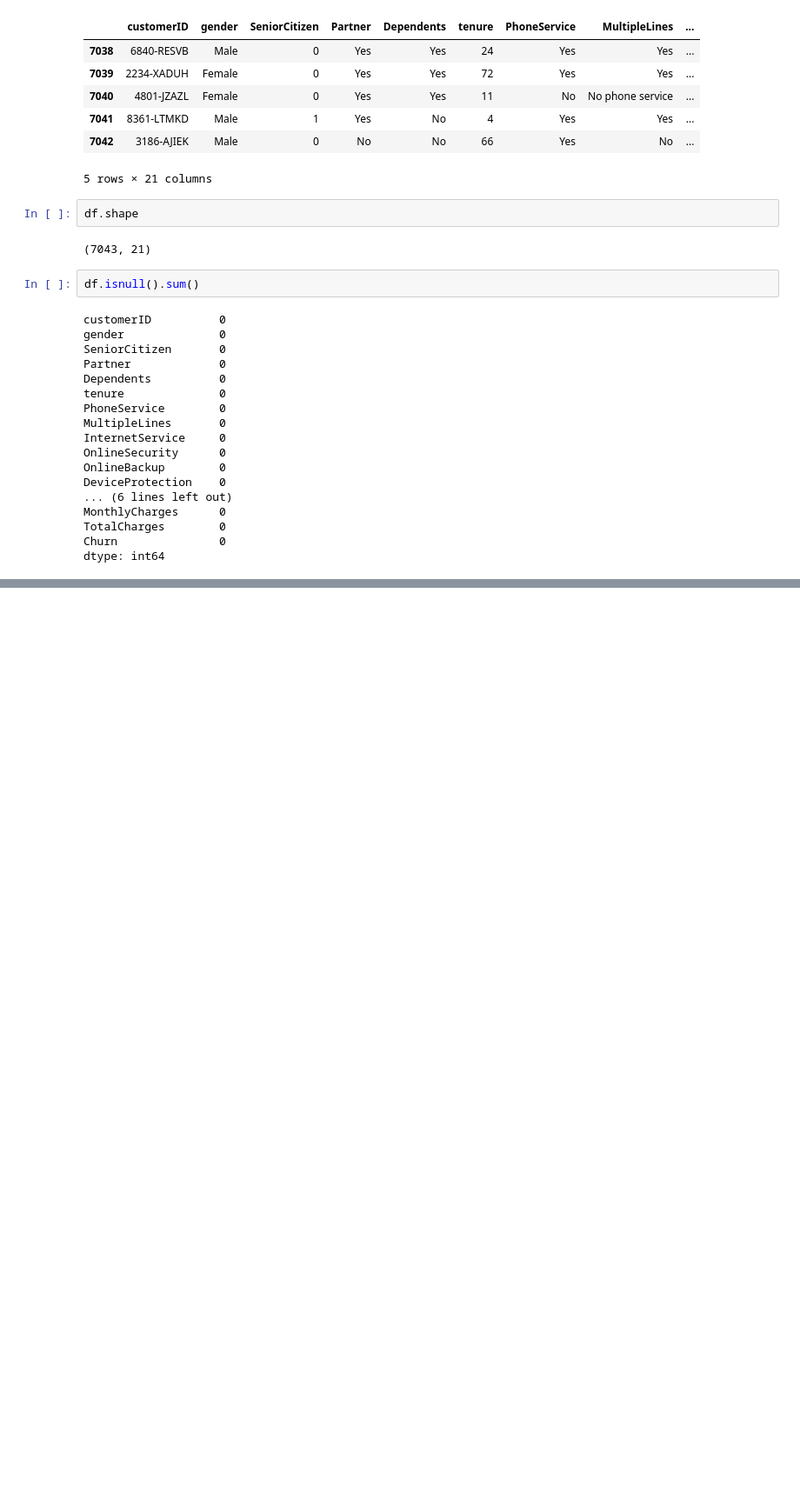
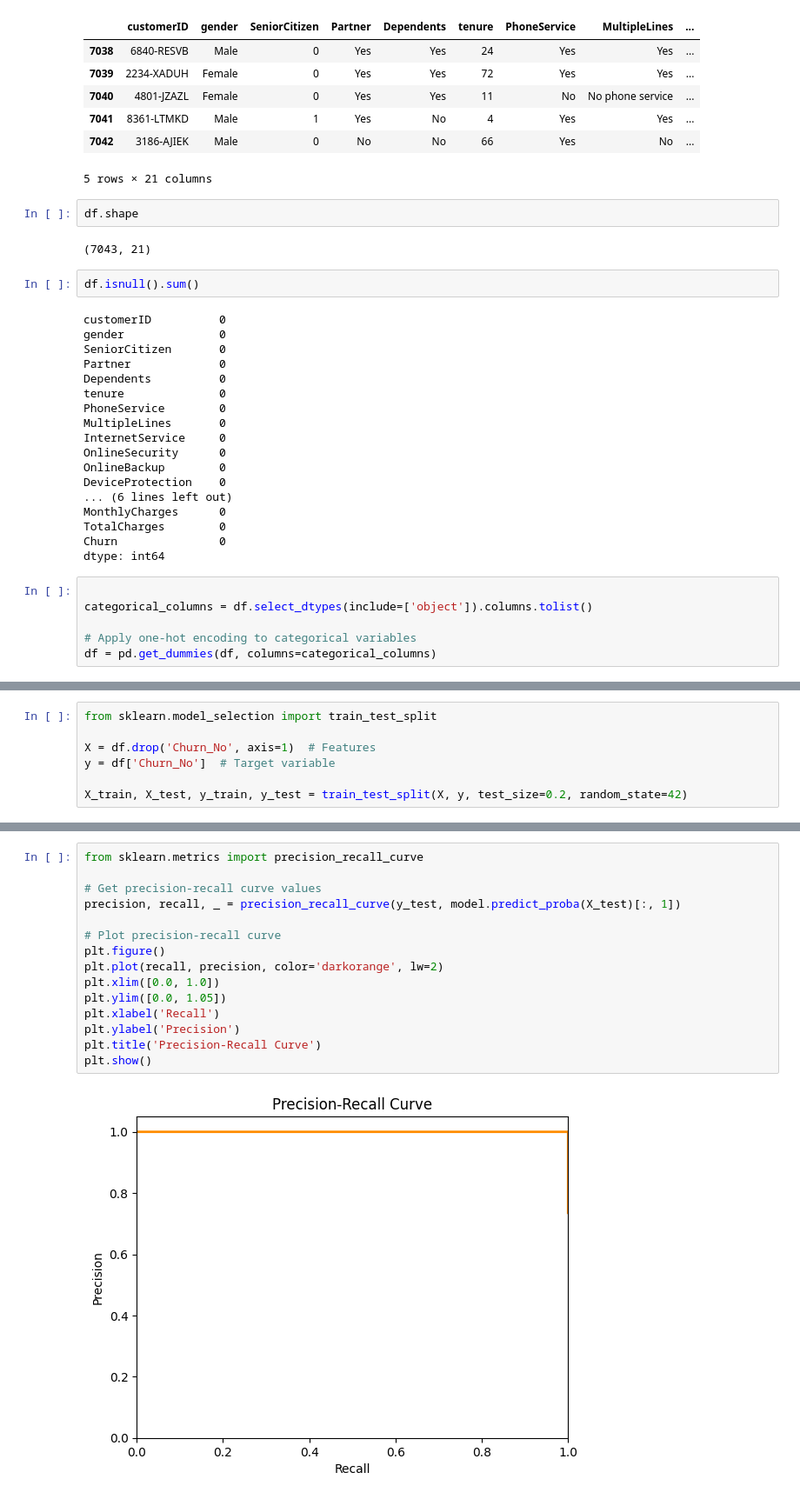
Before and after one commit to Donalizasaji/LAB, a Jupyter notebook: Lab_05.ipynb, the cells around one changed output, grey strips where cells are left out. Shown at 87% size. Saved outputs shown, nothing was run; the diff lists cells and outputs as text; blank space fills up the shorter version.

```diff
--- a/Lab_05.ipynb
+++ b/Lab_05.ipynb
@@ -51,3 +51,9 @@ MonthlyCharges      0
 TotalCharges        0
 Churn               0
 dtype: int64
+# %%
+
+categorical_columns = df.select_dtypes(include=['object']).columns.tolist()
+
+# Apply one-hot encoding to categorical variables
+df = pd.get_dummies(df, columns=categorical_columns)
@@ -53,0 +70,7 @@ dtype: int64
+# %%
+from sklearn.model_selection import train_test_split
+
+X = df.drop('Churn_No', axis=1)  # Features
+y = df['Churn_No']  # Target variable
+
+X_train, X_test, y_train, y_test = train_test_split(X, y, test_size=0.2, random_state=42)
@@ -53,0 +164,17 @@ dtype: int64
+# %%
+from sklearn.metrics import precision_recall_curve
+
+# Get precision-recall curve values
+precision, recall, _ = precision_recall_curve(y_test, model.predict_proba(X_test)[:, 1])
+
+# Plot precision-recall curve
+plt.figure()
+plt.plot(recall, precision, color='darkorange', lw=2)
+plt.xlim([0.0, 1.0])
+plt.ylim([0.0, 1.05])
+plt.xlabel('Recall')
+plt.ylabel('Precision')
+plt.title('Precision-Recall Curve')
+plt.show()
+# %% [output]
+[figure, added]
```
Also changed, not shown: parts of 11 cells of this notebook.
